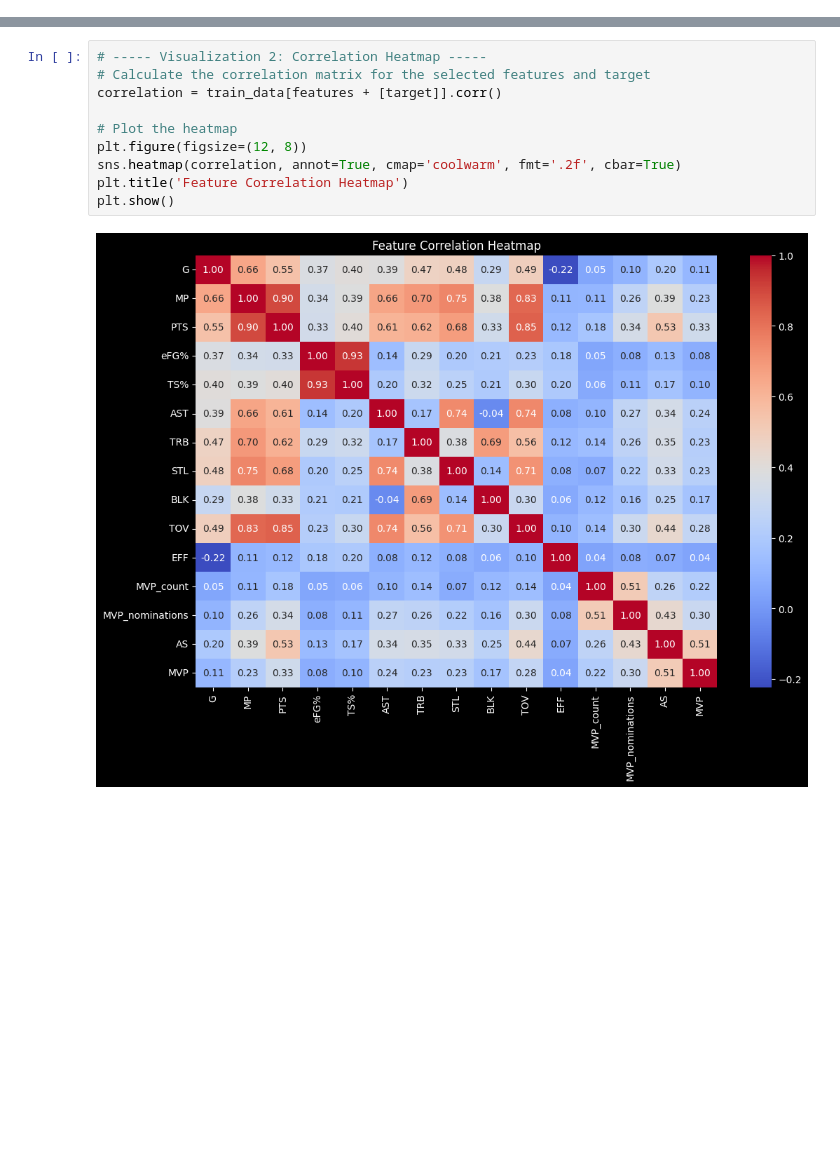
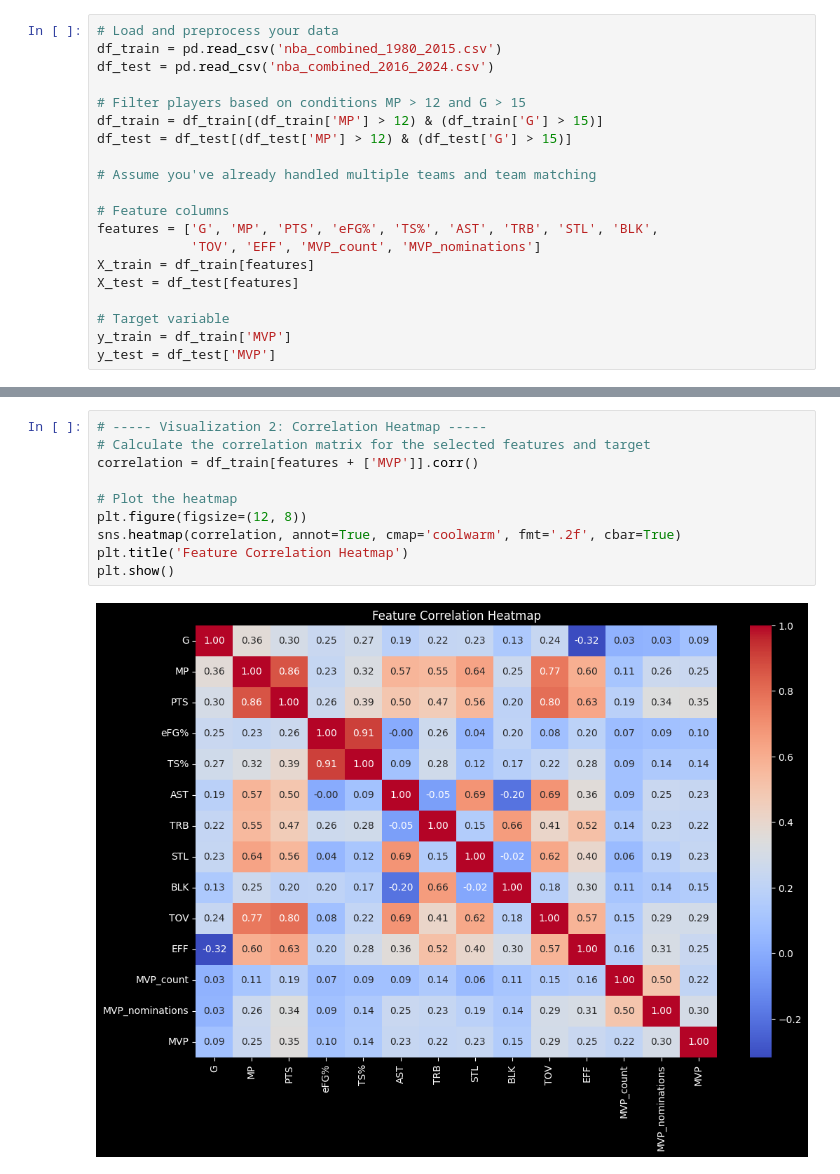
Before and after one commit to Alexon-Abreu/NBA-Data-Mining-Project, a Jupyter notebook: mvp_predictions.ipynb, the cells around one changed output, grey strips where cells are left out. Drawn from its saved outputs; the diff is of its cells as text; blank space fills up the shorter version.

```diff
--- a/mvp_predictions.ipynb
+++ b/mvp_predictions.ipynb
@@ -26,3 +10,23 @@ X_test, y_test = test_data[features], test_data[target]
+# %%
+# Load and preprocess your data
+df_train = pd.read_csv('nba_combined_1980_2015.csv')
+df_test = pd.read_csv('nba_combined_2016_2024.csv')
+
+# Filter players based on conditions MP > 12 and G > 15
+df_train = df_train[(df_train['MP'] > 12) & (df_train['G'] > 15)]
+df_test = df_test[(df_test['MP'] > 12) & (df_test['G'] > 15)]
+
+# Assume you've already handled multiple teams and team matching
+
+# Feature columns
+features = ['G', 'MP', 'PTS', 'eFG%', 'TS%', 'AST', 'TRB', 'STL', 'BLK',
+            'TOV', 'EFF', 'MVP_count', 'MVP_nominations']
+X_train = df_train[features]
+X_test = df_test[features]
+
+# Target variable
+y_train = df_train['MVP']
+y_test = df_test['MVP']
 # %%
 # ----- Visualization 1: Feature Distributions -----
 plt.figure(figsize=(15, 12))  # Increase figure height for 11 plots
@@ -37,15 +41,15 @@ plt.show()
 # %%
 # ----- Visualization 2: Correlation Heatmap -----
 # Calculate the correlation matrix for the selected features and target
-correlation = train_data[features + [target]].corr()
+correlation = df_train[features + ['MVP']].corr()
 
 # Plot the heatmap
 plt.figure(figsize=(12, 8))
 sns.heatmap(correlation, annot=True, cmap='coolwarm', fmt='.2f', cbar=True)
 plt.title('Feature Correlation Heatmap')
 plt.show()
 # %% [output]
-[figure, old version]
+[figure, new version]
 # %%
 # ----- Visualization 3: Feature Importance -----
 # Fit a simple Decision Tree Regressor to identify feature importance
```
Also changed, not shown: parts of 9 cells of this notebook, 3 other files.
